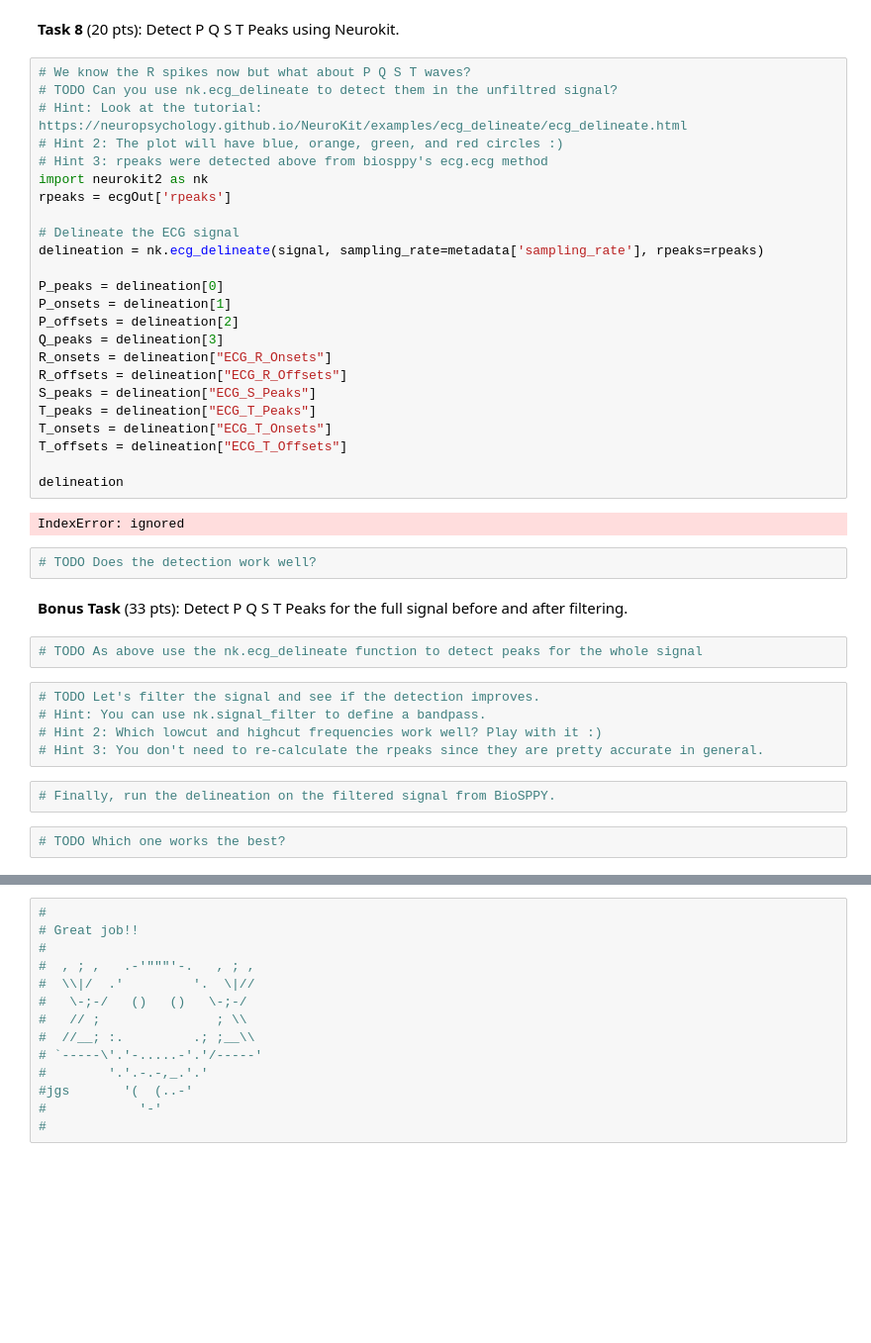
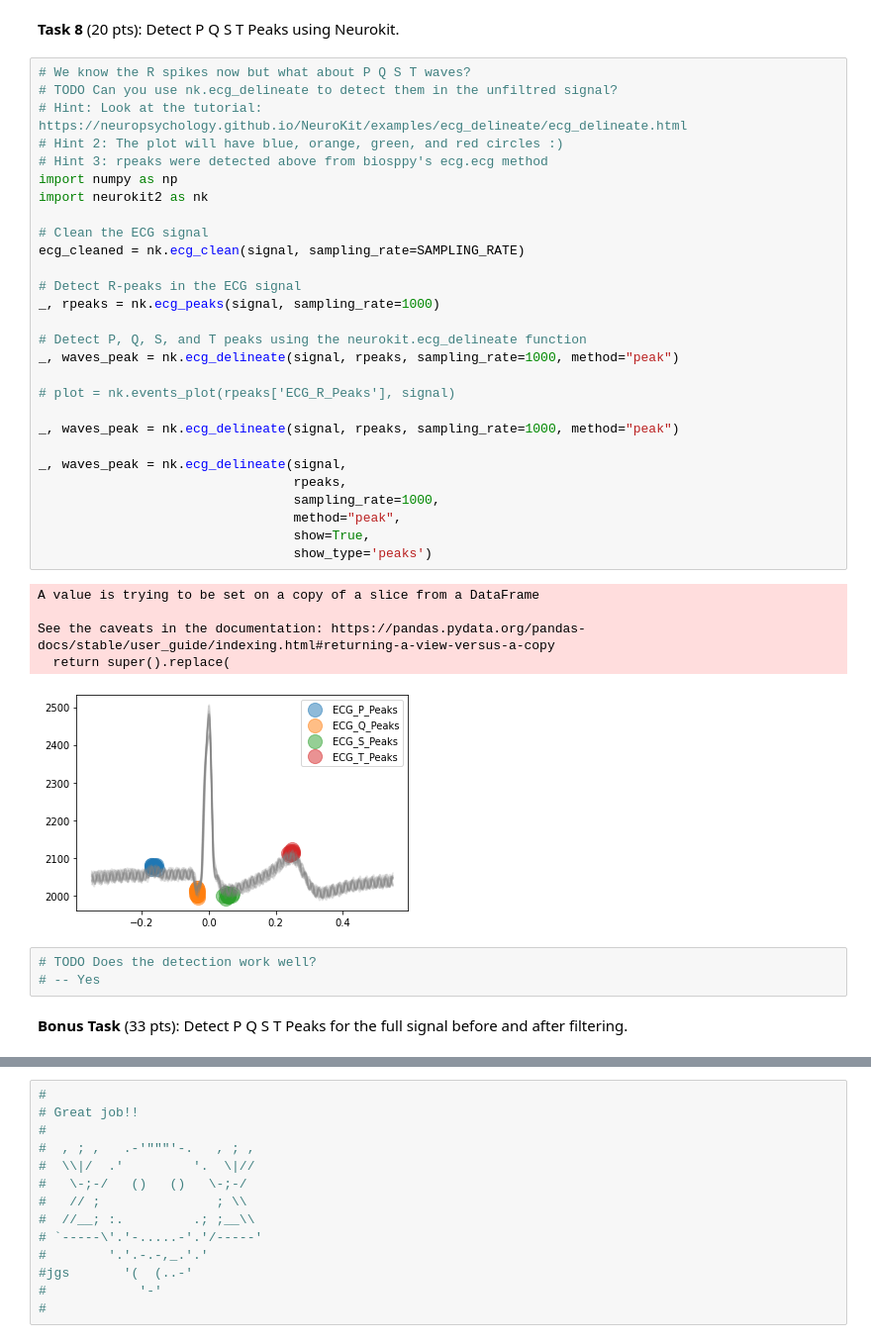
Before and after one commit to skeeperloyaltie/ECG_Signal, a Jupyter notebook: CS666_Assignment_1.ipynb, the cells around one changed output, grey strips where cells are left out. Shown at 99% size. Drawn from its saved outputs; the diff is of its cells as text; blank space fills up the shorter version.

```diff
--- a/CS666_Assignment_1.ipynb
+++ b/CS666_Assignment_1.ipynb
@@ -143,41 +158,39 @@ Successfully installed neurokit2-0.2.2
 # %%
 # We know the R spikes now but what about P Q S T waves?
 # TODO Can you use nk.ecg_delineate to detect them in the unfiltred signal?
 # Hint: Look at the tutorial: https://neuropsychology.github.io/NeuroKit/examples/ecg_delineate/ecg_delineate.html
 # Hint 2: The plot will have blue, orange, green, and red circles :)
 # Hint 3: rpeaks were detected above from biosppy's ecg.ecg method
+import numpy as np
 import neurokit2 as nk
-rpeaks = ecgOut['rpeaks']
 
-# Delineate the ECG signal
-delineation = nk.ecg_delineate(signal, sampling_rate=metadata['sampling_rate'], rpeaks=rpeaks)
+# Clean the ECG signal
+ecg_cleaned = nk.ecg_clean(signal, sampling_rate=SAMPLING_RATE)
 
-P_peaks = delineation[0]
-P_onsets = delineation[1]
-P_offsets = delineation[2]
-Q_peaks = delineation[3]
-R_onsets = delineation["ECG_R_Onsets"]
-R_offsets = delineation["ECG_R_Offsets"]
-S_peaks = delineation["ECG_S_Peaks"]
-T_peaks = delineation["ECG_T_Peaks"]
-T_onsets = delineation["ECG_T_Onsets"]
-T_offsets = delineation["ECG_T_Offsets"]
+# Detect R-peaks in the ECG signal
+_, rpeaks = nk.ecg_peaks(signal, sampling_rate=1000)
 
-delineation
+# Detect P, Q, S, and T peaks using the neurokit.ecg_delineate function
+_, waves_peak = nk.ecg_delineate(signal, rpeaks, sampling_rate=1000, method="peak")
+
+# plot = nk.events_plot(rpeaks['ECG_R_Peaks'], signal)
+
+_, waves_peak = nk.ecg_delineate(signal, rpeaks, sampling_rate=1000, method="peak")
+
+_, waves_peak = nk.ecg_delineate(signal,
+                                 rpeaks,
+                                 sampling_rate=1000,
+                                 method="peak",
+                                 show=True,
+                                 show_type='peaks')
 # %% [output]
-IndexError: ignored
+A value is trying to be set on a copy of a slice from a DataFrame
+
+See the caveats in the documentation: https://pandas.pydata.org/pandas-docs/stable/user_guide/indexing.html#returning-a-view-versus-a-copy
+  return super().replace(
+[figure, added]
 # %%
 # TODO Does the detection work well?
+# -- Yes
 # %% [markdown]
 **Bonus Task** (33 pts): Detect P Q S T Peaks for the full signal before and after filtering.
-# %%
-# TODO As above use the nk.ecg_delineate function to detect peaks for the whole signal
-# %%
-# TODO Let's filter the signal and see if the detection improves.
-# Hint: You can use nk.signal_filter to define a bandpass.
-# Hint 2: Which lowcut and highcut frequencies work well? Play with it :)
-# Hint 3: You don't need to re-calculate the rpeaks since they are pretty accurate in general.
-# %%
-# Finally, run the delineation on the filtered signal from BioSPPY.
-# %%
-# TODO Which one works the best?
```
Also changed, not shown: parts of 10 cells of this notebook.
